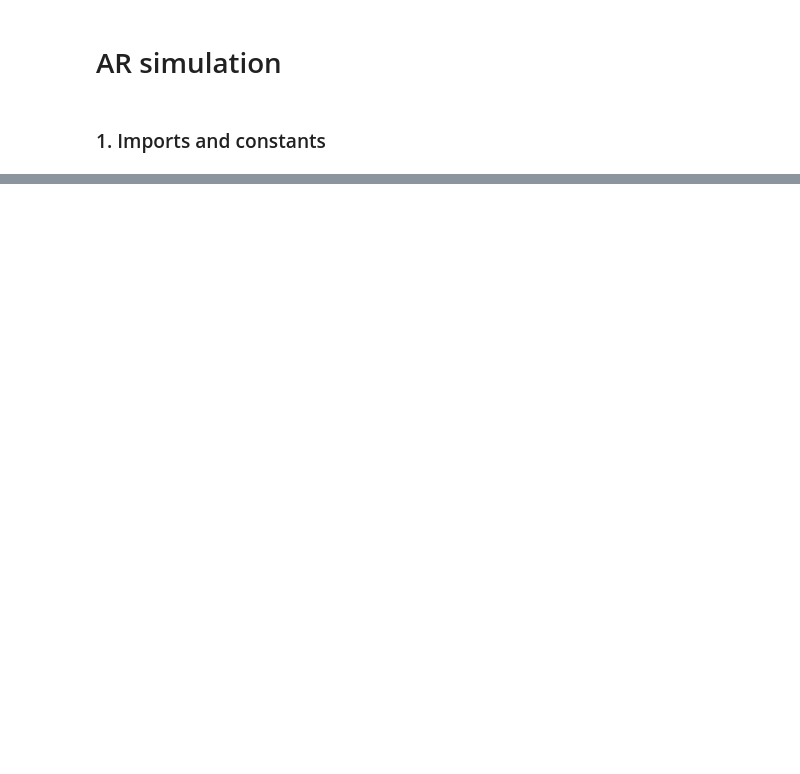
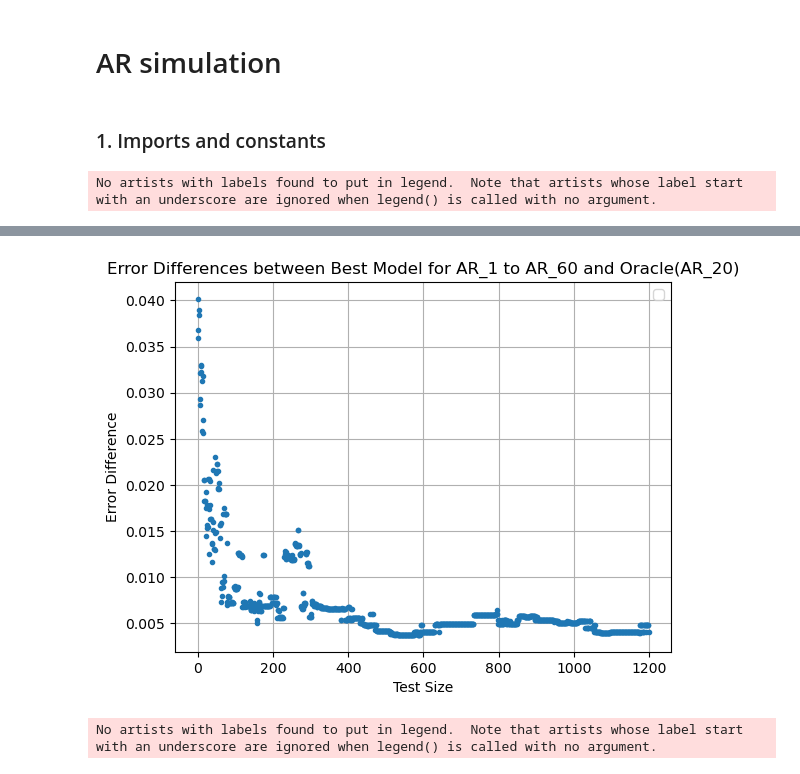
Before and after one commit to artefactory/oracle-bounds, a Jupyter notebook: nootbooks/ar_simulation.ipynb, the cells around one changed output, grey strips where cells are left out. Saved outputs shown, nothing was run; the diff lists cells and outputs as text; code cells hidden in the pictures; blank space fills up the shorter version.

```diff
--- a/nootbooks/ar_simulation.ipynb
+++ b/nootbooks/ar_simulation.ipynb
@@ -22,16 +24,4 @@ from lib.loss.Mse import Mse
 module_path = os.path.abspath(os.path.join('..'))
 if module_path not in sys.path:
     sys.path.append(module_path)
-# %%
-# set constants
-length = 1_000
-train_ratio = 0.06
-test_ratio = 0.04
-theoretical_risk_estimator_ratio = 0.9
-max_degree = 100
-sigma = 1
-
-data_processor = ArDataProcessor('ar', max_degree)
-models = [ArModel(i) for i in range(1, max_degree)]
-loss = Mse()
 # %%
@@ -102,0 +113,22 @@ plt.show()
+# %%
+# set constants
+length = 100_000
+train_ratio = 0.06
+test_ratio = 0.04
+theoretical_risk_estimator_ratio = 0.9
+max_degree = 60
+degree = 20
+nb_simulations = 10 # fixer les coeff pour toutes les simulations
+sigma = 0.1
+max_test_size = int(train_ratio * length / 5)
+# %%
+import time
+
+START_TIME = time.time()
+data_processor = ArDataProcessor('ar', max_degree)
+ar_models = [ArModel(i) for i in range(1, max_degree)]
+loss = Mse()
+mean_theoretical_risk_ar = plot_best_ar_model_theoretical_risk(degree, ar_models, nb_simulations, max_test_size)
+print(f'Elapsed time: {time.time() - START_TIME}')
+# %% [output]
+No artists with labels found to put in legend.  Note that artists whose label start with an underscore are ignored when legend() is called with no argument.
@@ -102,0 +136,13 @@ plt.show()
+[figure, added]
+# %%
+for i in range(20, 100, 20):
+    mean_theoretical_risk_ar_i = plot_best_ar_model_theoretical_risk(degree, ar_models[:i], nb_simulations, max_test_size)
+    plt.plot(mean_theoretical_risk_ar_i[:max_test_size],".", label=f"{i}")
+plt.title(f'Error Differences between Best Model for AR_1 to AR_{max_degree} and Oracle(AR_{degree})')
+plt.xlabel('Test Size')
+plt.ylabel('Error Difference')
+plt.legend()
+plt.grid(True)
+plt.show()
+# %% [output]
+No artists with labels found to put in legend.  Note that artists whose label start with an underscore are ignored when legend() is called with no argument.
```
Also changed, not shown: parts of 4 cells of this notebook, 2 other files.
